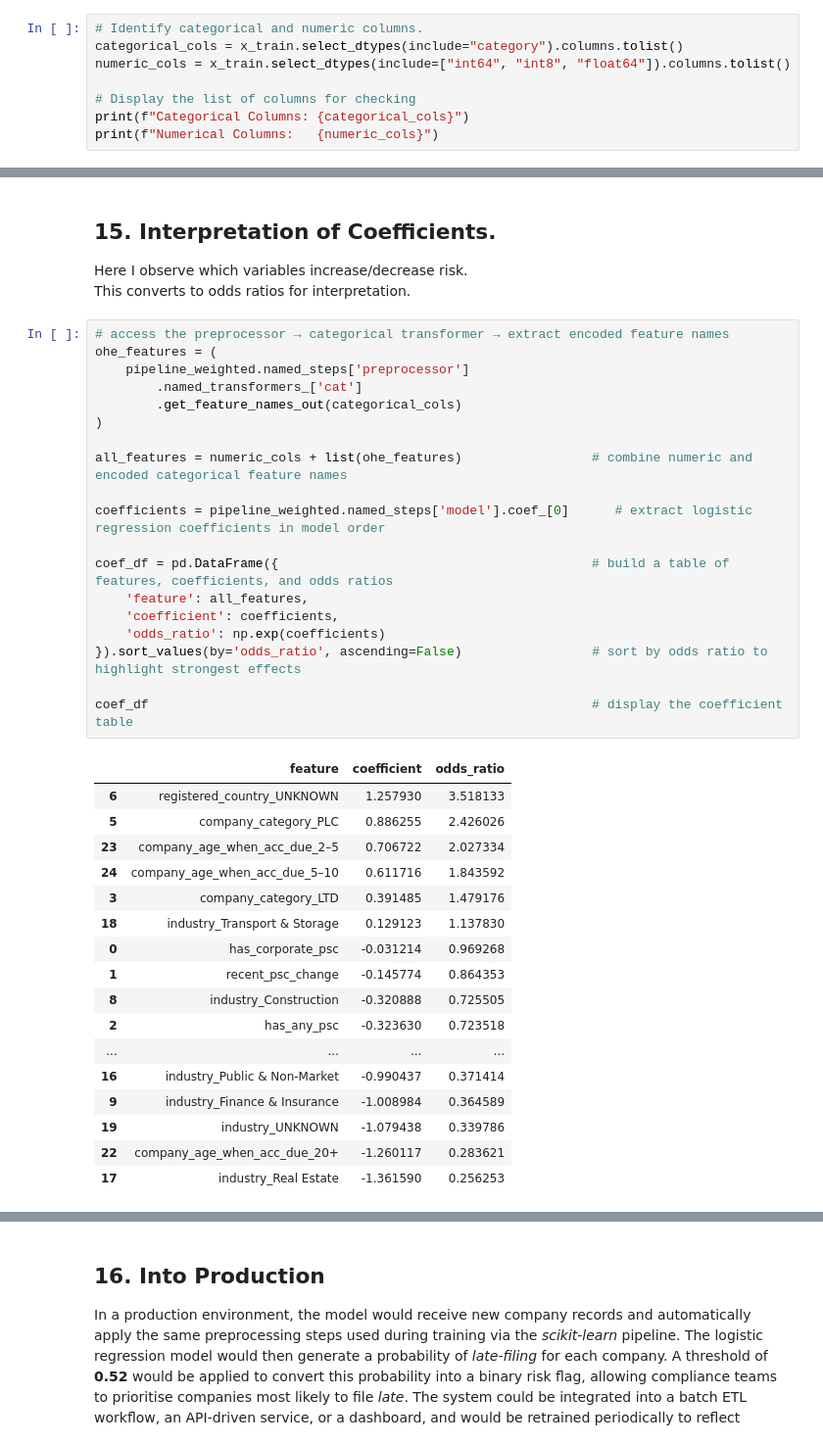
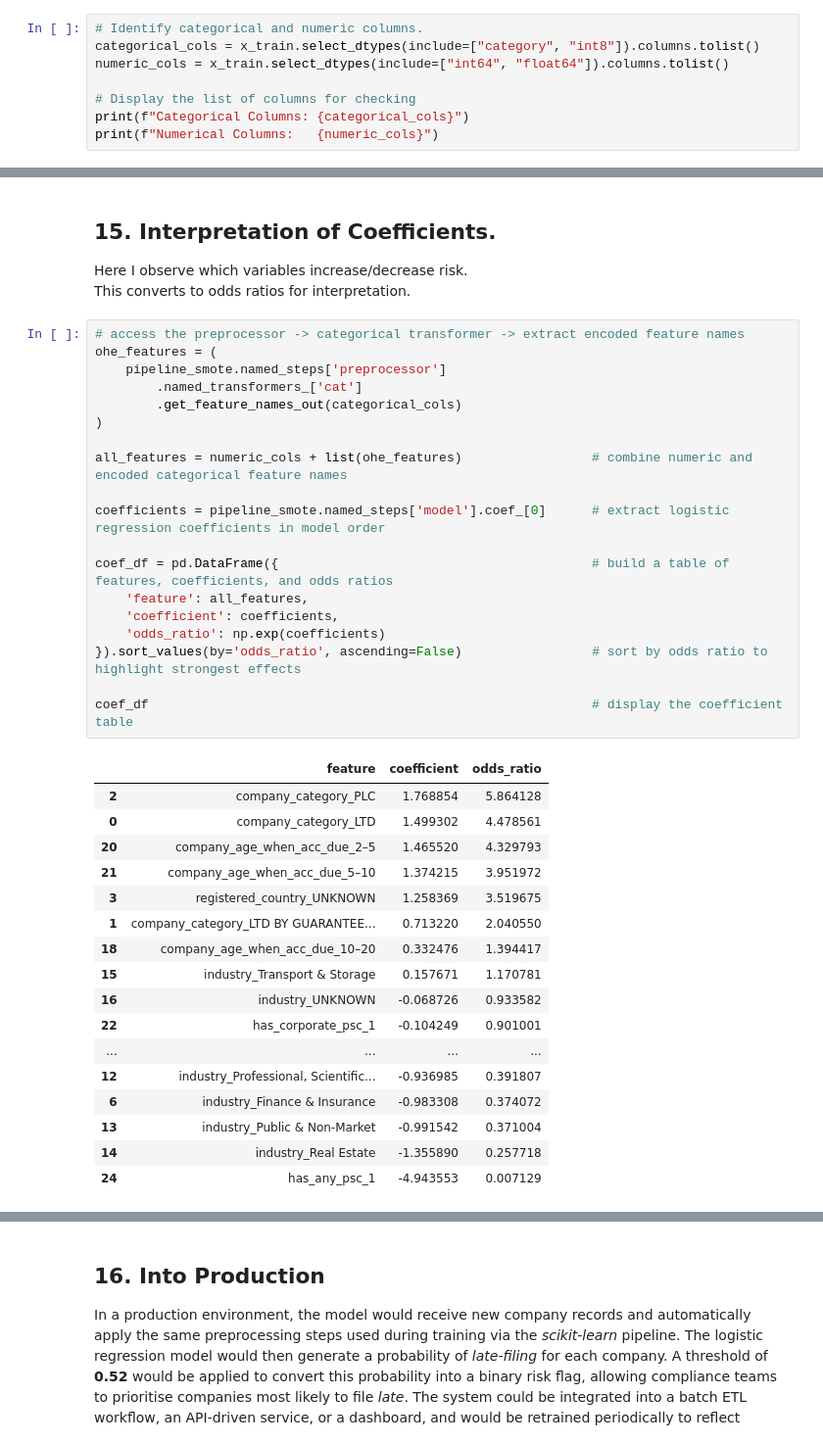
Before and after one commit to BP0323904/dspp_draft, a Jupyter notebook: Companies_House/Notebooks/CH_Log_Reg_Model_Final.ipynb, the cells around one changed output, grey strips where cells are left out. Shown at 98% size. Saved outputs shown, nothing was run; the diff lists cells and outputs as text.

```diff
--- a/Companies_House/Notebooks/CH_Log_Reg_Model_Final.ipynb
+++ b/Companies_House/Notebooks/CH_Log_Reg_Model_Final.ipynb
@@ -494,7 +494,7 @@ The binary variables which for the earlier investigations were examined along wi
 # %%
 # Identify categorical and numeric columns.
-categorical_cols = x_train.select_dtypes(include="category").columns.tolist()
-numeric_cols = x_train.select_dtypes(include=["int64", "int8", "float64"]).columns.tolist()
+categorical_cols = x_train.select_dtypes(include=["category", "int8"]).columns.tolist()
+numeric_cols = x_train.select_dtypes(include=["int64", "float64"]).columns.tolist()
 
 # Display the list of columns for checking
 print(f"Categorical Columns: {categorical_cols}")
@@ -886,40 +900,40 @@ This graph shows the *precision*, *recall* and *F1* scores for the thresholds ca
 Here I observe which variables increase/decrease risk. <br>
 This converts to odds ratios for interpretation.
 # %%
-# access the preprocessor → categorical transformer → extract encoded feature names
+# access the preprocessor -> categorical transformer -> extract encoded feature names
 ohe_features = (
-    pipeline_weighted.named_steps['preprocessor']
+    pipeline_smote.named_steps['preprocessor']
         .named_transformers_['cat']
         .get_feature_names_out(categorical_cols)
 )
 
 all_features = numeric_cols + list(ohe_features)                 # combine numeric and encoded categorical feature names
 
-coefficients = pipeline_weighted.named_steps['model'].coef_[0]      # extract logistic regression coefficients in model order
+coefficients = pipeline_smote.named_steps['model'].coef_[0]      # extract logistic regression coefficients in model order
 
 coef_df = pd.DataFrame({                                         # build a table of features, coefficients, and odds ratios
     'feature': all_features,
     'coefficient': coefficients,
     'odds_ratio': np.exp(coefficients)
 }).sort_values(by='odds_ratio', ascending=False)                 # sort by odds ratio to highlight strongest effects
 
 coef_df                                                          # display the coefficient table
 # %% [output]
 |  | feature | coefficient | odds_ratio |
-| 6 | registered_country_UNKNOWN | 1.257930 | 3.518133 |
-| 5 | company_category_PLC | 0.886255 | 2.426026 |
-| 23 | company_age_when_acc_due_2–5 | 0.706722 | 2.027334 |
-| 24 | company_age_when_acc_due_5–10 | 0.611716 | 1.843592 |
-| 3 | company_category_LTD | 0.391485 | 1.479176 |
-| 18 | industry_Transport & Storage | 0.129123 | 1.137830 |
-| 0 | has_corporate_psc | -0.031214 | 0.969268 |
-| 1 | recent_psc_change | -0.145774 | 0.864353 |
-| 8 | industry_Construction | -0.320888 | 0.725505 |
-| 2 | has_any_psc | -0.323630 | 0.723518 |
+| 2 | company_category_PLC | 1.768854 | 5.864128 |
+| 0 | company_category_LTD | 1.499302 | 4.478561 |
+| 20 | company_age_when_acc_due_2–5 | 1.465520 | 4.329793 |
+| 21 | company_age_when_acc_due_5–10 | 1.374215 | 3.951972 |
+| 3 | registered_country_UNKNOWN | 1.258369 | 3.519675 |
+| 1 | company_category_LTD BY GUARANTEE... | 0.713220 | 2.040550 |
+| 18 | company_age_when_acc_due_10–20 | 0.332476 | 1.394417 |
+| 15 | industry_Transport & Storage | 0.157671 | 1.170781 |
+| 16 | industry_UNKNOWN | -0.068726 | 0.933582 |
+| 22 | has_corporate_psc_1 | -0.104249 | 0.901001 |
 | ... | ... | ... | ... |
-| 16 | industry_Public & Non-Market | -0.990437 | 0.371414 |
-| 9 | industry_Finance & Insurance | -1.008984 | 0.364589 |
-| 19 | industry_UNKNOWN | -1.079438 | 0.339786 |
-| 22 | company_age_when_acc_due_20+ | -1.260117 | 0.283621 |
-| 17 | industry_Real Estate | -1.361590 | 0.256253 |
+| 12 | industry_Professional, Scientific... | -0.936985 | 0.391807 |
+| 6 | industry_Finance & Insurance | -0.983308 | 0.374072 |
+| 13 | industry_Public & Non-Market | -0.991542 | 0.371004 |
+| 14 | industry_Real Estate | -1.355890 | 0.257718 |
+| 24 | has_any_psc_1 | -4.943553 | 0.007129 |
 # %% [markdown]
```
Also changed, not shown: parts of 34 cells of this notebook, 4 other files.
